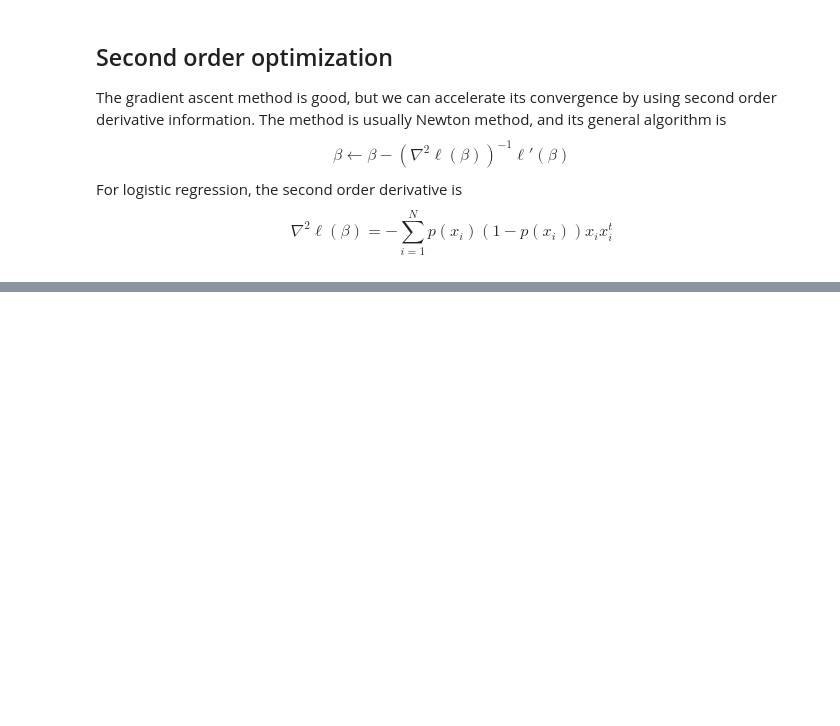
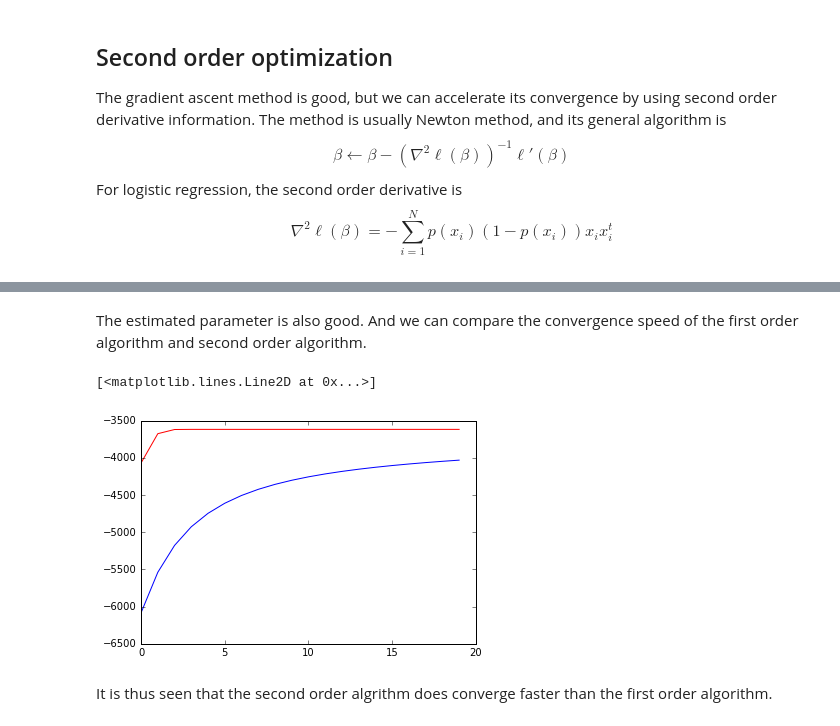
Before and after one commit to YiLIU001/Poor-man-s-Machine-Learning, a Jupyter notebook: LogisticRegression.ipynb, the cells around one changed output, grey strips where cells are left out. Saved outputs shown, nothing was run; the diff lists cells and outputs as text; code cells hidden in the pictures; blank space fills up the shorter version.

```diff
--- a/LogisticRegression.ipynb
+++ b/LogisticRegression.ipynb
@@ -113,0 +183,10 @@ $$ \nabla^2 \ell(\beta) = - \sum_{i=1}^N p(x_i)(1 - p(x_i)) x_i x_i^t $$
+# %% [markdown]
+The estimated parameter is also good. And we can compare the convergence speed of the first order algorithm and second order algorithm.
+# %%
+plt.plot(lrTwo.loglikelihood_, color = 'r')
+plt.plot(lrOne.loglikelihood_[:20], color = 'b')
+# %% [output]
+[<matplotlib.lines.Line2D at 0x...>]
+[figure, added]
+# %% [markdown]
+It is thus seen that the second order algrithm does converge faster than the first order algorithm.
```
Also changed, not shown: parts of 16 cells of this notebook.
